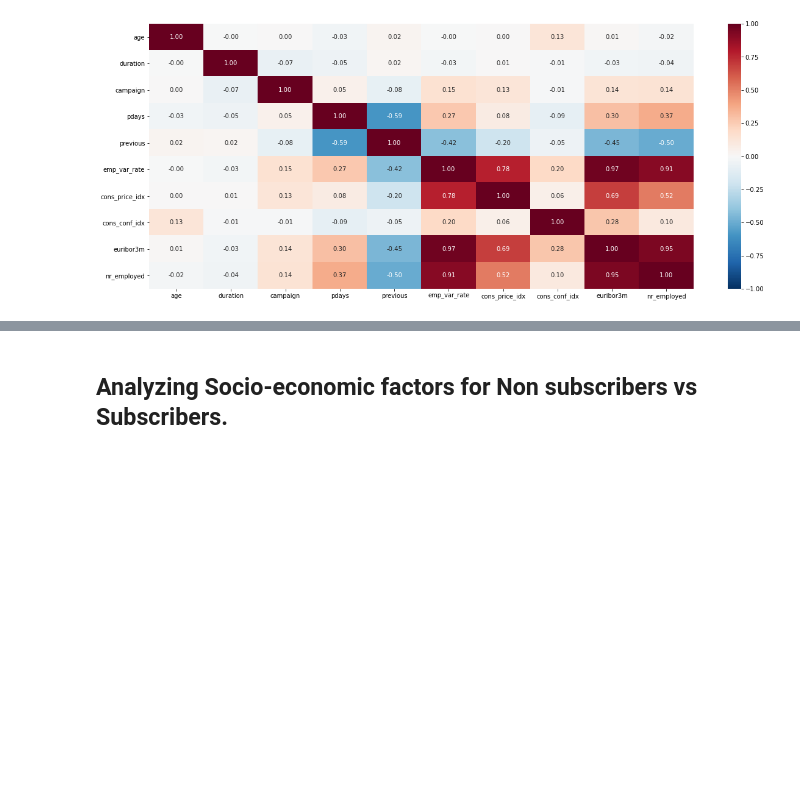
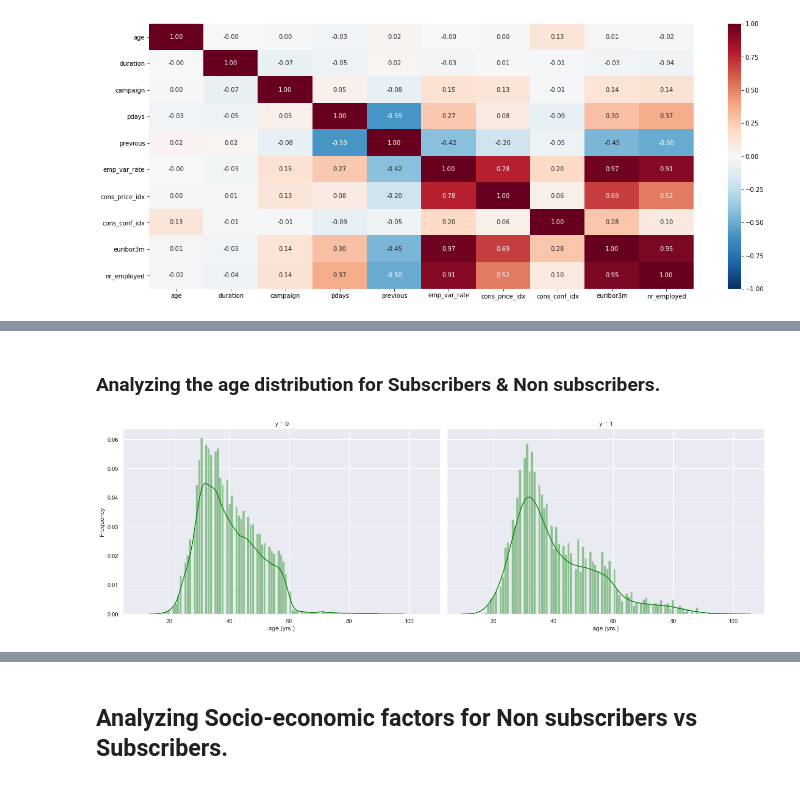
Before and after one commit to PankajMadan/Capstone_-Project_1, a Jupyter notebook: 1_bank_Exploring.ipynb, the cells around one changed output, grey strips where cells are left out. Cells and saved outputs as stored; diff of their text form; code cells hidden in the pictures; blank space fills up the shorter version.

```diff
--- a/1_bank_Exploring.ipynb
+++ b/1_bank_Exploring.ipynb
@@ -460,0 +226,12 @@ plt.show()
+# %% [markdown]
+### Analyzing the age distribution for Subscribers & Non subscribers.
+# %%
+# plotting the histogram of age column for both classes y=0 & y=1
+#plt.figure(figsize=(15,10))
+sns.set(rc={'figure.figsize':(15,10)})
+g = sns.FacetGrid(num_df, col='y',aspect=1.5,height=6)
+g.map(sns.distplot,'age', bins=100,color='green')
+g.set_axis_labels('age (yrs.)', 'Frequency')
+plt.show()
+# %% [output]
+[figure, added]
```
Also changed, not shown: parts of 105 cells of this notebook, 3 other files.
